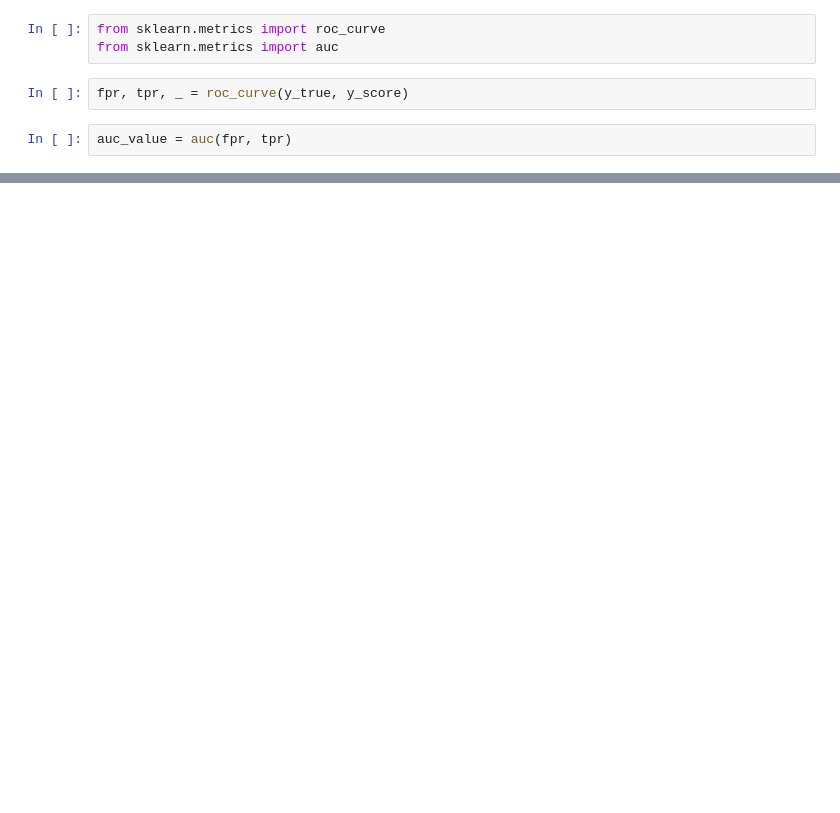
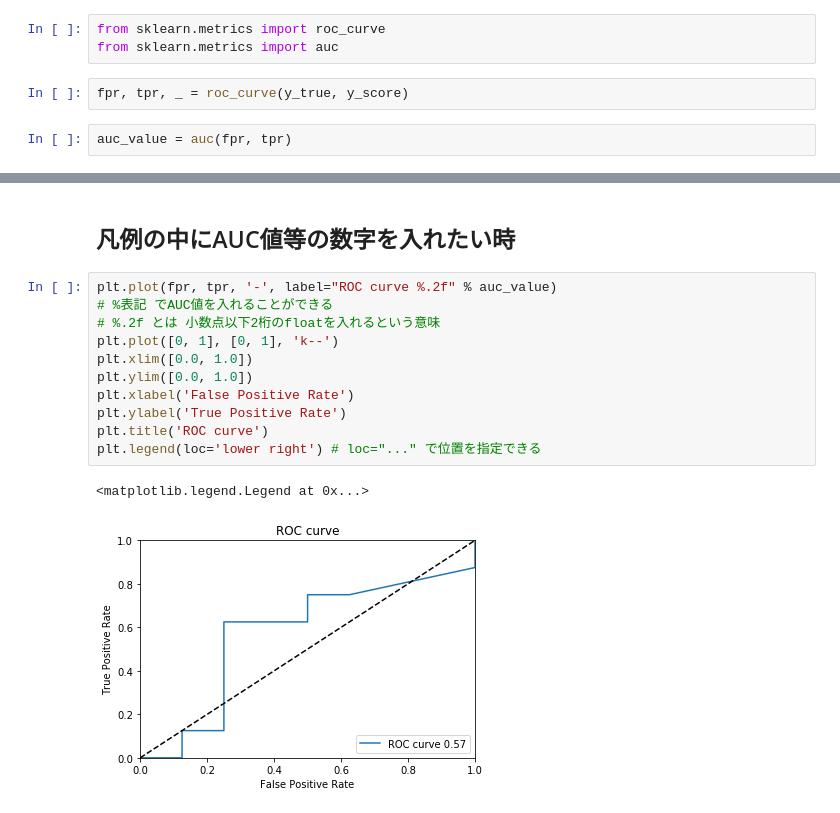
Before and after one commit to mil-hasegawa/hatebu, a Jupyter notebook: ROC_test.ipynb, the cells around one changed output, grey strips where cells are left out. Saved outputs shown, nothing was run; the diff lists cells and outputs as text; blank space fills up the shorter version.

```diff
--- a/ROC_test.ipynb
+++ b/ROC_test.ipynb
@@ -52,0 +102,16 @@ auc_value
+# %% [markdown]
+## 凡例の中にAUC値等の数字を入れたい時
+# %%
+plt.plot(fpr, tpr, '-', label="ROC curve %.2f" % auc_value)
+# %表記 でAUC値を入れることができる
+# %.2f とは 小数点以下2桁のfloatを入れるという意味
+plt.plot([0, 1], [0, 1], 'k--')
+plt.xlim([0.0, 1.0])
+plt.ylim([0.0, 1.0])
+plt.xlabel('False Positive Rate')
+plt.ylabel('True Positive Rate')
+plt.title('ROC curve')
+plt.legend(loc='lower right') # loc="..." で位置を指定できる
+# %% [output]
+<matplotlib.legend.Legend at 0x...>
+[figure, added]
```
Also changed, not shown: parts of 22 cells of this notebook, 1 other file.
